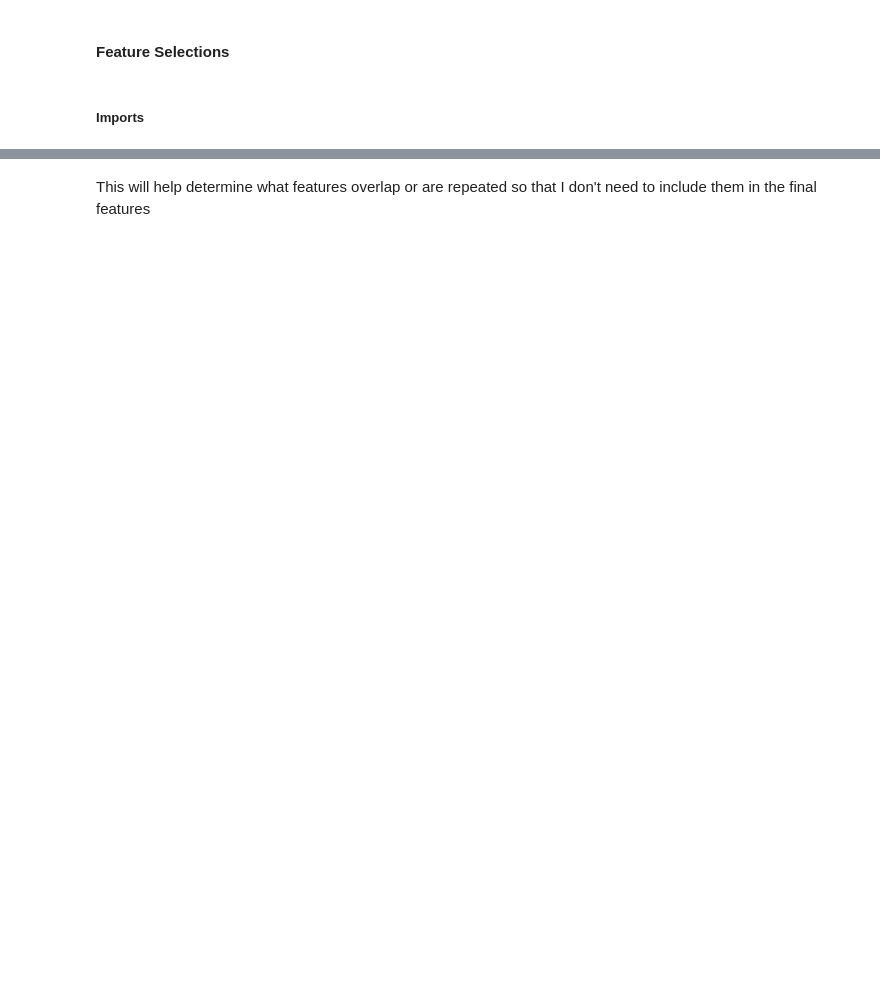
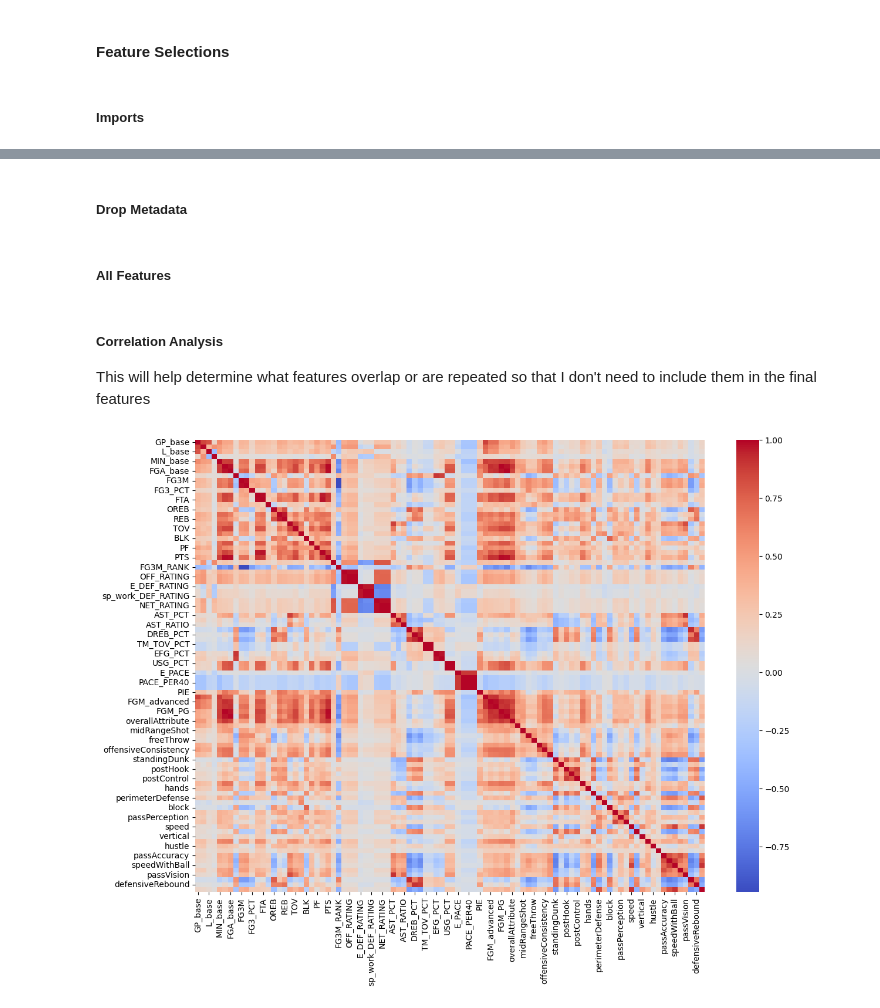
Before and after one commit to Rush-Shaw/nba-player-attributes, a Jupyter notebook: notebooks/feature_engineering.ipynb, the cells around one changed output, grey strips where cells are left out. Cells and saved outputs as stored; diff of their text form; code cells hidden in the pictures; blank space fills up the shorter version.

Commit message:
added learnings from the correlation matrix

```diff
--- a/notebooks/feature_engineering.ipynb
+++ b/notebooks/feature_engineering.ipynb
@@ -11,2 +12,27 @@ ModuleNotFoundError: No module named 'seaborn'
+# %%
+BASE_DIR = Path.cwd().parent
+SPLITS_DIR = BASE_DIR / "data" / "splits"
+# %%
+df = pd.read_csv(SPLITS_DIR / "train.csv")
+# %% [markdown]
+##### Drop Metadata
+# %%
+# drop name, team abbreviation, and season columns
+df.drop(columns=["name", "TEAM_ABBREVIATION", "season"], inplace=True)
+# %% [markdown]
+##### All Features
+# %%
+features = list(df.columns)
 # %% [markdown]
+##### Correlation Analysis
 This will help determine what features overlap or are repeated so that I don't need to include them in the final features
+# %%
+corr = df[features].corr()
+
+plt.figure(figsize=(14,10))
+
+sns.heatmap(corr, cmap="coolwarm")
+
+plt.show()
+# %% [output]
+[figure, added]
```
Also changed, not shown: parts of 3 cells of this notebook.
